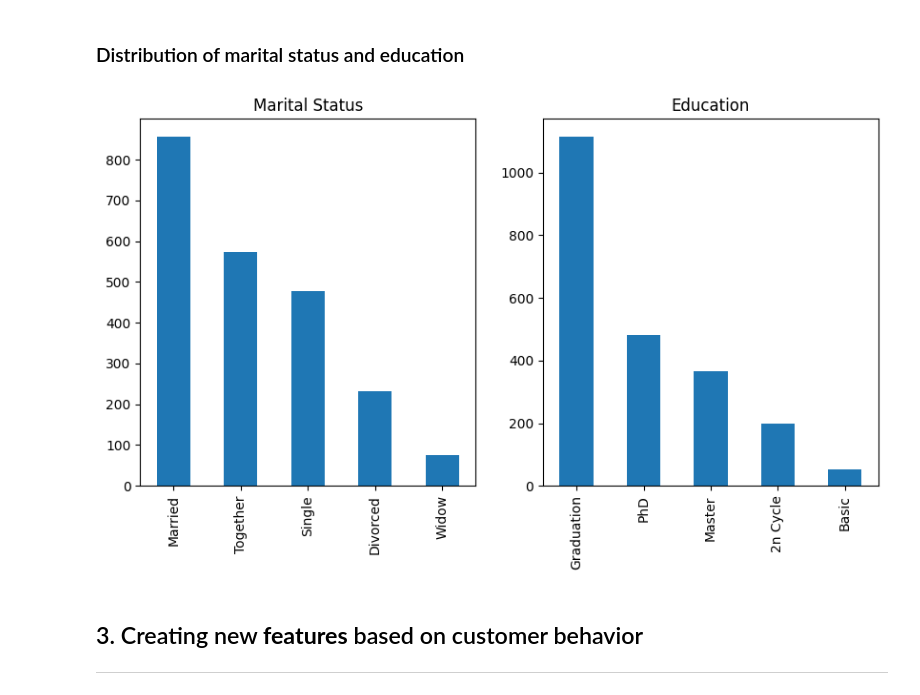
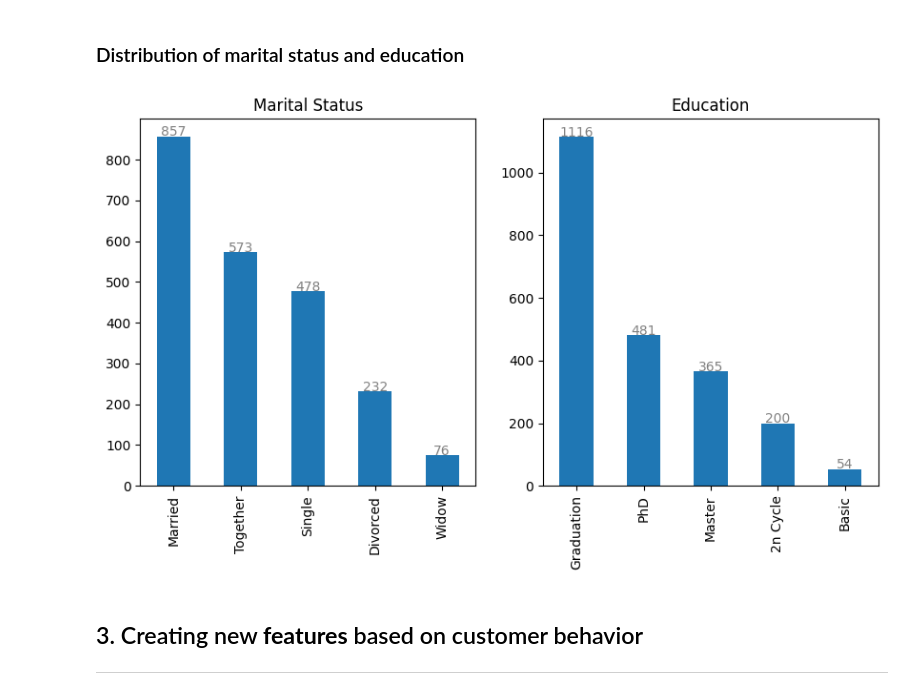
Before and after one commit to kostasalex/Customer-Personality-Analysis, a Jupyter notebook: Data_Mining_hw1.ipynb, the cells around one changed output. Saved outputs shown, nothing was run; the diff lists cells and outputs as text; code cells hidden in the pictures.

```diff
--- a/Data_Mining_hw1.ipynb
+++ b/Data_Mining_hw1.ipynb
@@ -121,15 +121,23 @@ Unique values in Marital_Status:
 # %%
 fig, ax = plt.subplots(1,2, figsize=(10,5))
 
-df['Marital_Status'].value_counts().plot(kind='bar', ax=ax[0])
+# Bar plot for marital status
+counts = df['Marital_Status'].value_counts()
+counts.plot(kind='bar', ax=ax[0])
 ax[0].set_title('Marital Status')
+for i, v in enumerate(counts):
+    ax[0].text(i, v + 0.5, str(v), color='gray', ha='center')
 
-df['Education'].value_counts().plot(kind='bar', ax=ax[1])
+# Bar plot for education
+counts = df['Education'].value_counts()
+counts.plot(kind='bar', ax=ax[1])
 ax[1].set_title('Education')
+for i, v in enumerate(counts):
+    ax[1].text(i, v + 0.5, str(v), color='gray', ha='center')
 
 plt.show()
 # %% [output]
-[figure, old version]
+[figure, new version]
 # %% [markdown]
 ## 3.  Creating new **features** based on customer behavior
 ---
```
Also changed, not shown: parts of 17 cells of this notebook.
